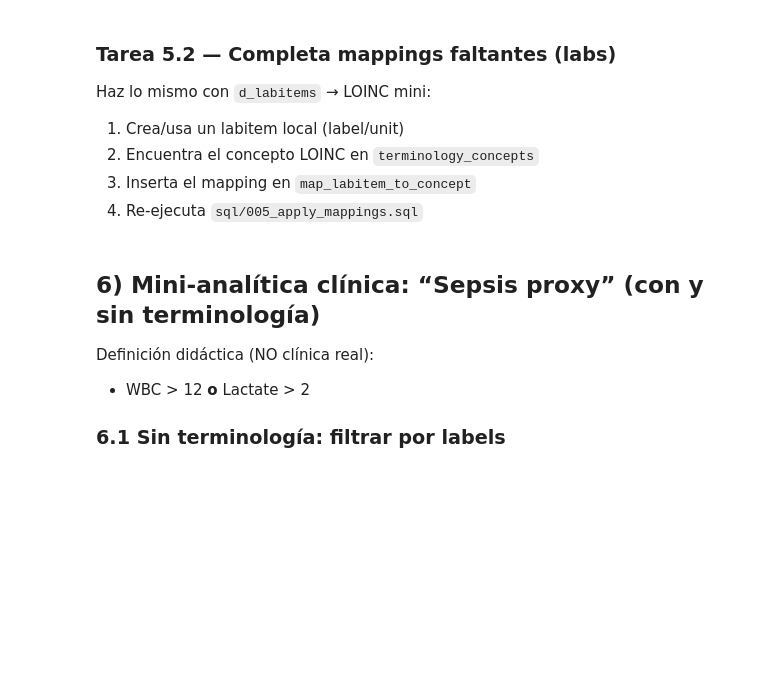
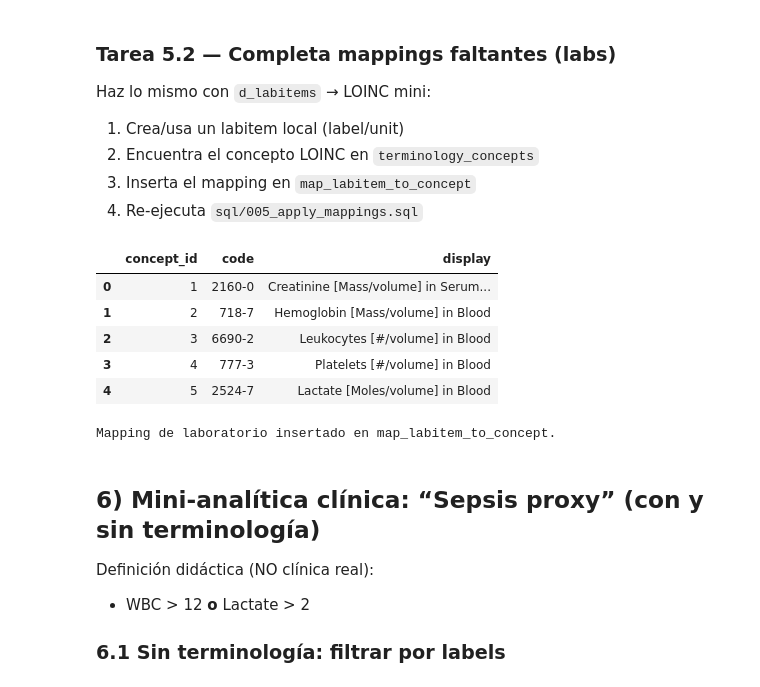
Before and after one commit to uvg-analisis-de-datos-biomedicos/healthdatalab, a Jupyter notebook: labs/lab-2-terminology/notebooks/Lab02_Terminologia_y_Semantica_v2.ipynb, the cells around one changed output. Cells and saved outputs as stored; diff of their text form; code cells hidden in the pictures; blank space fills up the shorter version.

```diff
--- a/labs/lab-2-terminology/notebooks/Lab02_Terminologia_y_Semantica_v2.ipynb
+++ b/labs/lab-2-terminology/notebooks/Lab02_Terminologia_y_Semantica_v2.ipynb
@@ -281,3 +295,34 @@ Haz lo mismo con `d_labitems` → LOINC mini:
 2. Encuentra el concepto LOINC en `terminology_concepts`
 3. Inserta el mapping en `map_labitem_to_concept`
 4. Re-ejecuta `sql/005_apply_mappings.sql`
+# %%
+# Consultamos los conceptos de tipo 'lab' (LOINC) que insertamos antes
+df_conceptos = pd.read_sql("""
+    SELECT concept_id, code, display
+    FROM terminology_concepts
+    WHERE concept_type = 'lab'
+""", engine)
+
+display(df_conceptos)
+# %% [output]
+|  | concept_id | code | display |
+| 0 | 1 | 2160-0 | Creatinine [Mass/volume] in Serum... |
+| 1 | 2 | 718-7 | Hemoglobin [Mass/volume] in Blood |
+| 2 | 3 | 6690-2 | Leukocytes [#/volume] in Blood |
+| 3 | 4 | 777-3 | Platelets [#/volume] in Blood |
+| 4 | 5 | 2524-7 | Lactate [Moles/volume] in Blood |
+# %%
+# Inciso 3: Crear el vínculo entre el nombre local y el ID del concepto LOINC
+query_ins_mapping = text("""
+INSERT INTO map_labitem_to_concept (label, unit, concept_id)
+SELECT 'Creatinine', 'mg/dL', concept_id
+FROM terminology_concepts
+WHERE code = '2160-0'
+ON CONFLICT (label, unit) DO NOTHING;
+""")
+
+with engine.begin() as conn:
+    conn.execute(query_ins_mapping)
+    print("Mapping de laboratorio insertado en map_labitem_to_concept.")
+# %% [output]
+Mapping de laboratorio insertado en map_labitem_to_concept.
```
Also changed, not shown: parts of 2 cells of this notebook.
